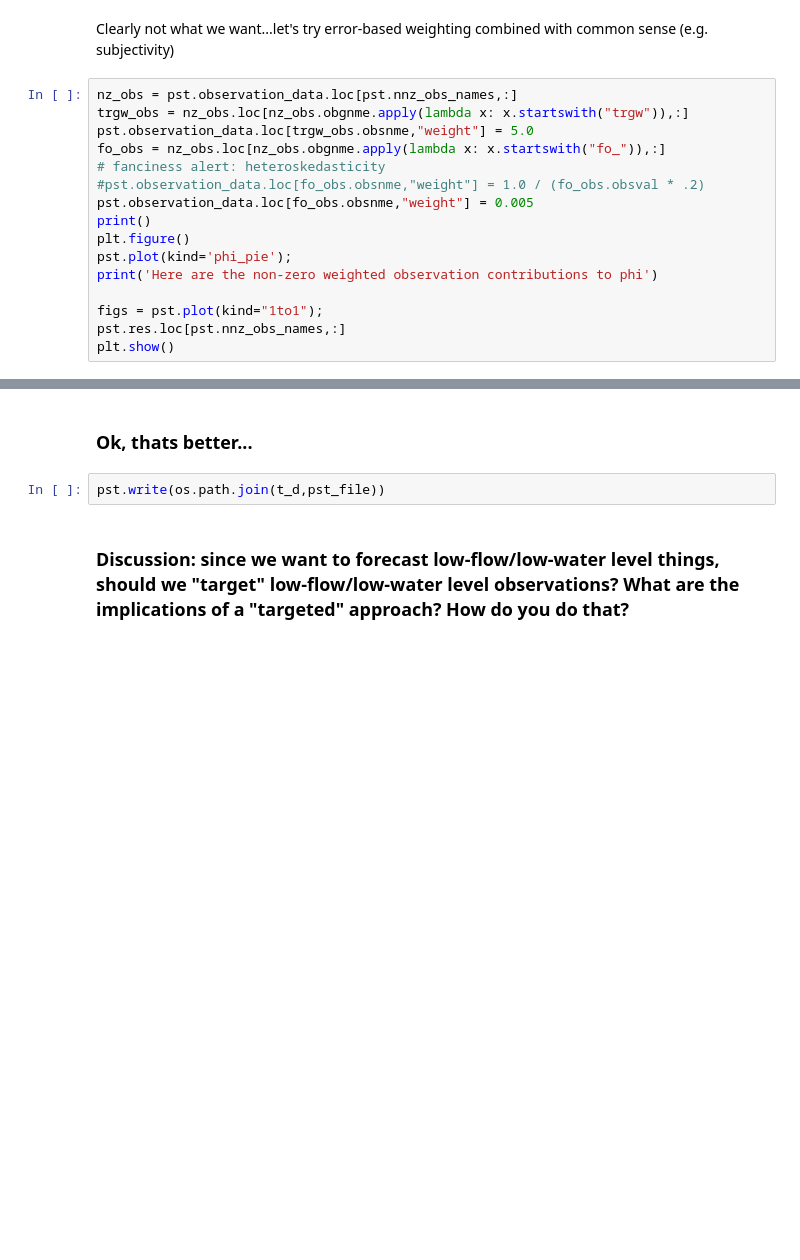
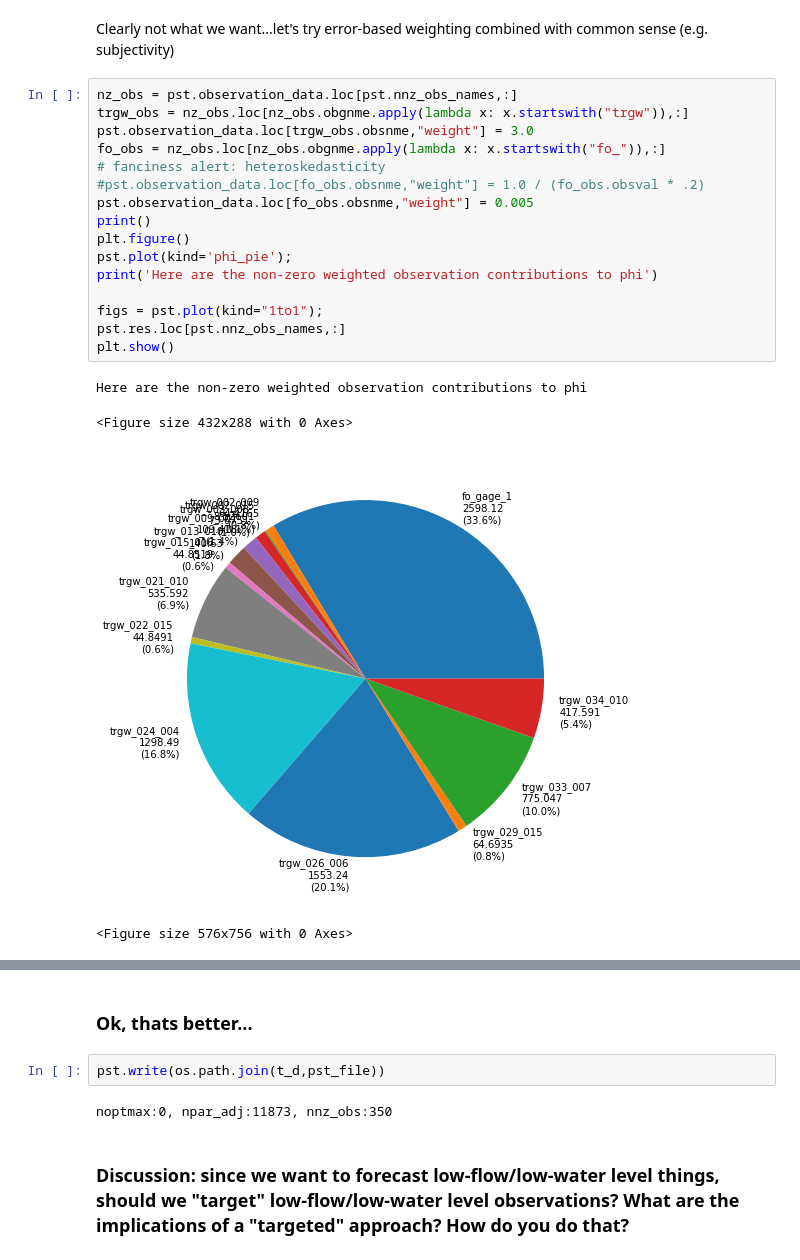
Before and after one commit to mnfienen/GW1876, a Jupyter notebook: activities_stpete/notebooks/process_obs_and_set_weights.ipynb, the cells around one changed output, grey strips where cells are left out. Cells and saved outputs as stored; diff of their text form; blank space fills up the shorter version.

```diff
--- a/activities_stpete/notebooks/process_obs_and_set_weights.ipynb
+++ b/activities_stpete/notebooks/process_obs_and_set_weights.ipynb
@@ -202,16 +322,21 @@ Clearly not what we want...let's try error-based weighting combined with common
 # %%
 nz_obs = pst.observation_data.loc[pst.nnz_obs_names,:]
 trgw_obs = nz_obs.loc[nz_obs.obgnme.apply(lambda x: x.startswith("trgw")),:]
-pst.observation_data.loc[trgw_obs.obsnme,"weight"] = 5.0
+pst.observation_data.loc[trgw_obs.obsnme,"weight"] = 3.0
 fo_obs = nz_obs.loc[nz_obs.obgnme.apply(lambda x: x.startswith("fo_")),:]
 # fanciness alert: heteroskedasticity
 #pst.observation_data.loc[fo_obs.obsnme,"weight"] = 1.0 / (fo_obs.obsval * .2)
 pst.observation_data.loc[fo_obs.obsnme,"weight"] = 0.005
 print()
 plt.figure()
 pst.plot(kind='phi_pie');
 print('Here are the non-zero weighted observation contributions to phi')
 
 figs = pst.plot(kind="1to1");
 pst.res.loc[pst.nnz_obs_names,:]
 plt.show()
+# %% [output]
+Here are the non-zero weighted observation contributions to phi
+<Figure size 432x288 with 0 Axes>
+[figure, added]
+<Figure size 576x756 with 0 Axes>
@@ -219,6 +348,8 @@ plt.show()
 ### Ok, thats better...
 # %%
 pst.write(os.path.join(t_d,pst_file))
+# %% [output]
+noptmax:0, npar_adj:11873, nnz_obs:350
 # %% [markdown]
 ### Discussion:  since we want to forecast low-flow/low-water level things, should we "target" low-flow/low-water level observations? What are the implications of a "targeted" approach?  How do you do that?
 # %% [markdown]
```
Also changed, not shown: parts of 20 cells of this notebook, 8 other files.
